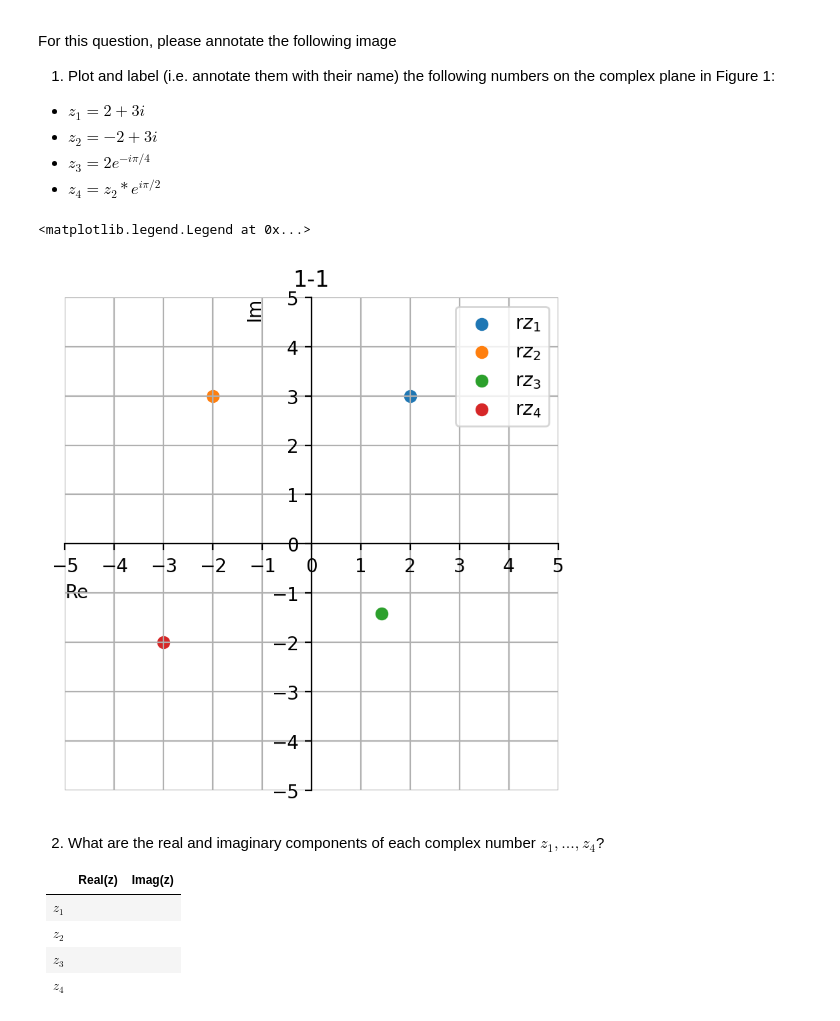
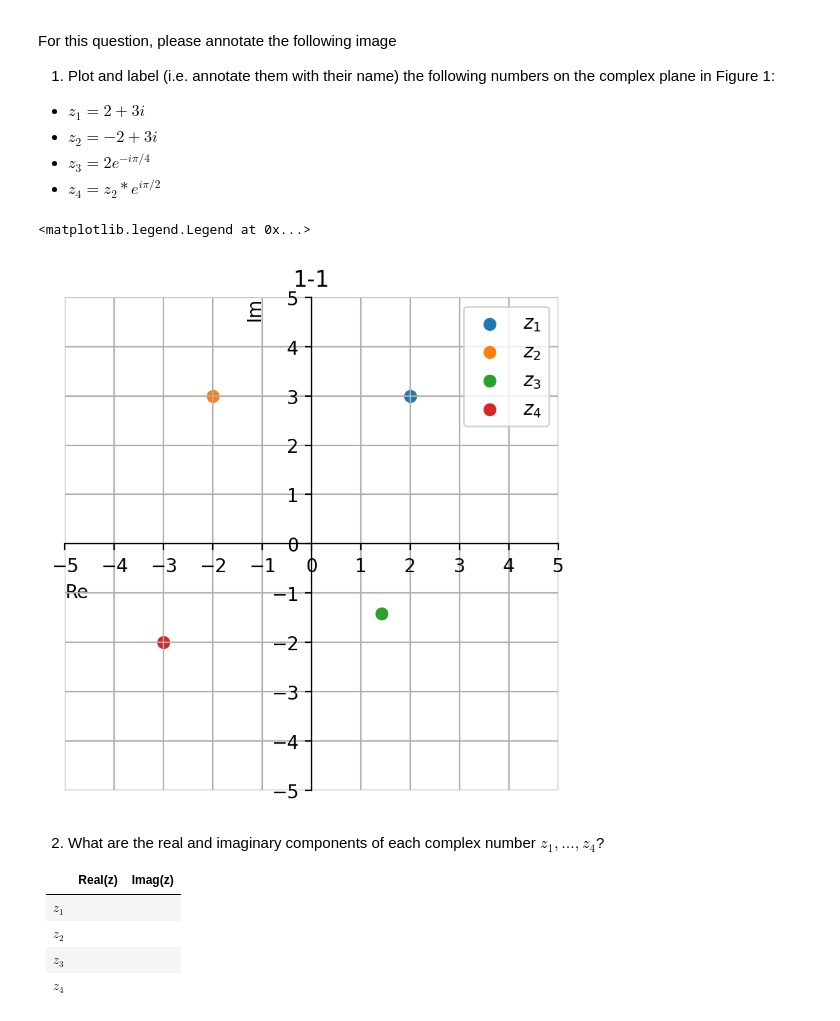
Before and after one commit to jcapriot/GPGN-329, a Jupyter notebook: Exams/Midterm.ipynb, the cells around one changed output. Saved outputs shown, nothing was run; the diff lists cells and outputs as text; code cells hidden in the pictures.

```diff
--- a/Exams/Midterm.ipynb
+++ b/Exams/Midterm.ipynb
@@ -50,38 +52,38 @@ z4 = z2 * np.exp(1j * np.pi/2)
 fig = plt.figure(dpi=200)
 ax = fig.add_subplot(1, 1, 1)
 
-ax.scatter(z1.real, z1.imag, label='r$z_1$')
-ax.scatter(z2.real, z2.imag, label='r$z_2$')
-ax.scatter(z3.real, z3.imag, label='r$z_3$')
-ax.scatter(z4.real, z4.imag, label='r$z_4$')
+ax.scatter(z1.real, z1.imag, label='$z_1$')
+ax.scatter(z2.real, z2.imag, label='$z_2$')
+ax.scatter(z3.real, z3.imag, label='$z_3$')
+ax.scatter(z4.real, z4.imag, label='$z_4$')
 
 # Eliminate upper and right axes
 ax.spines['right'].set_color('none')
 ax.spines['top'].set_color('none')
 
 # Show ticks in the left and lower axes only
 ax.xaxis.set_ticks_position('bottom')
 ax.yaxis.set_ticks_position('left')
 ax.xaxis.set_ticks(np.arange(-5, 6))
 ax.yaxis.set_ticks(np.arange(-5, 6))
 
 # Move left y-axis and bottom x-axis to centre, passing through (0,0)
 ax.spines['left'].set_position(('data', 0))
 ax.spines['bottom'].set_position(('data', 0))
 
 #ax.set_xlim([-5, 5])
 #ax.set_ylim([-5, 5])
 ax.grid(visible=True)
 
 ax.set_aspect('equal');
 ax.set_xlabel('Re', loc='left')
 ax.set_ylabel('Im', loc='top')
 ax.set_title('1-1')
 
 ax.legend()
 # %% [output]
 <matplotlib.legend.Legend at 0x...>
-[figure, old version]
+[figure, new version]
 # %% [markdown]
 2) What are the real and imaginary components of each complex number $z_1,...,z_4$?
 
```
Also changed, not shown: parts of 17 cells of this notebook, 3 other files.
